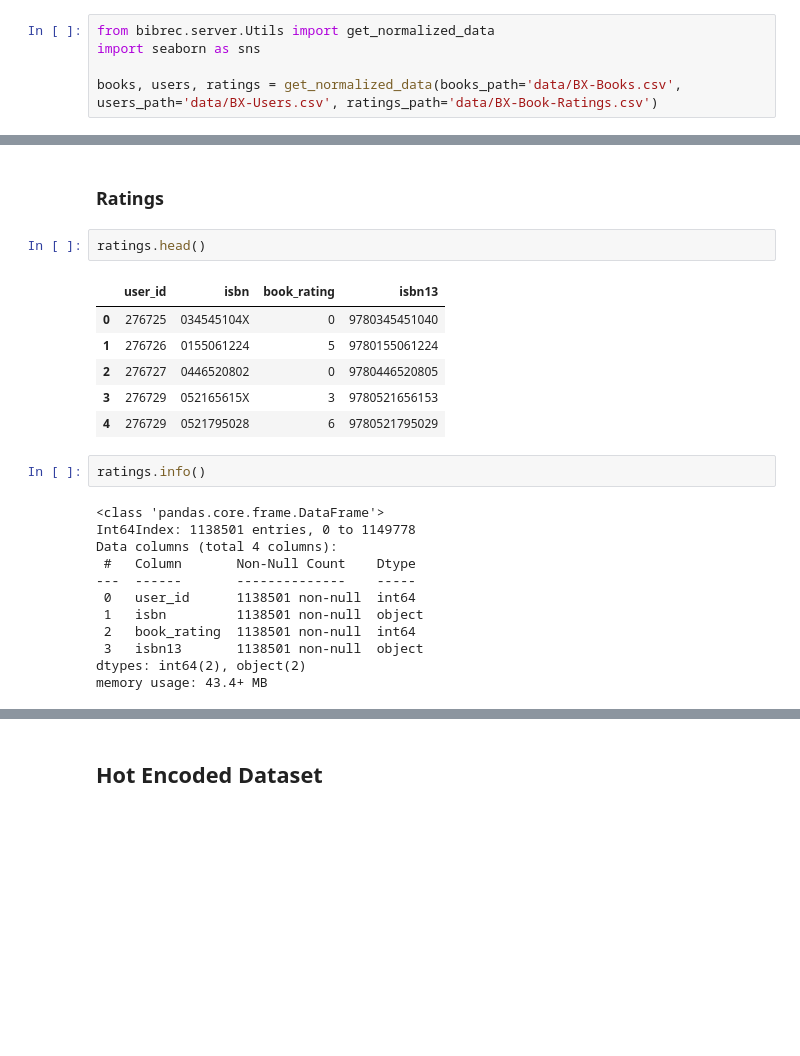
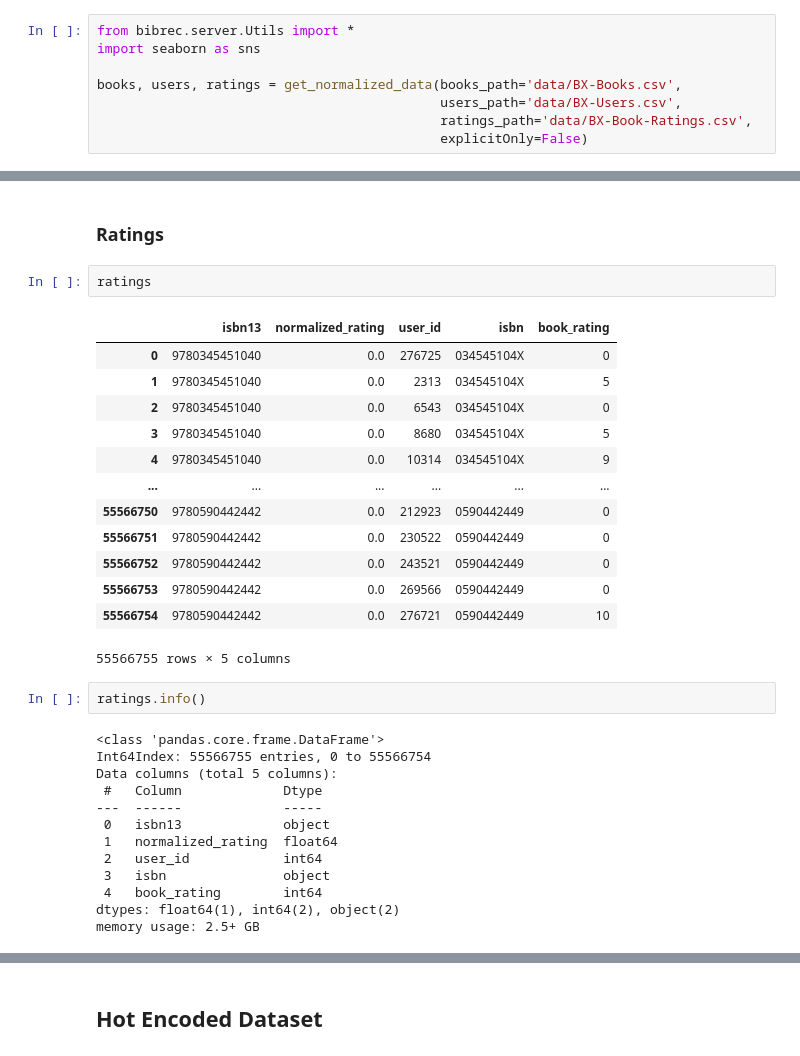
Before and after one commit to fichtnerma/Recommender, a Jupyter notebook: data-normalization.ipynb, the cells around one changed output, grey strips where cells are left out. Drawn from its saved outputs; the diff is of its cells as text; blank space fills up the shorter version.

```diff
--- a/data-normalization.ipynb
+++ b/data-normalization.ipynb
@@ -3,7 +3,10 @@
 # %% [markdown]
 ## Normalized BookCrossing Dataset
 # %%
-from bibrec.server.Utils import get_normalized_data
+from bibrec.server.Utils import *
 import seaborn as sns
 
-books, users, ratings = get_normalized_data(books_path='data/BX-Books.csv', users_path='data/BX-Users.csv', ratings_path='data/BX-Book-Ratings.csv')
+books, users, ratings = get_normalized_data(books_path='data/BX-Books.csv',
+                                            users_path='data/BX-Users.csv',
+                                            ratings_path='data/BX-Book-Ratings.csv',
+                                            explicitOnly=False)
@@ -124,28 +122,36 @@ sns.heatmap(users.isnull(), cbar = False, cmap='coolwarm')
 # %% [markdown]
 ### Ratings
 # %%
-ratings.head()
+ratings
 # %% [output]
-|  | user_id | isbn | book_rating | isbn13 |
-| 0 | 276725 | 034545104X | 0 | 9780345451040 |
-| 1 | 276726 | 0155061224 | 5 | 9780155061224 |
-| 2 | 276727 | 0446520802 | 0 | 9780446520805 |
-| 3 | 276729 | 052165615X | 3 | 9780521656153 |
-| 4 | 276729 | 0521795028 | 6 | 9780521795029 |
+|  | isbn13 | normalized_rating | user_id | isbn | book_rating |
+| 0 | 9780345451040 | 0.0 | 276725 | 034545104X | 0 |
+| 1 | 9780345451040 | 0.0 | 2313 | 034545104X | 5 |
+| 2 | 9780345451040 | 0.0 | 6543 | 034545104X | 0 |
+| 3 | 9780345451040 | 0.0 | 8680 | 034545104X | 5 |
+| 4 | 9780345451040 | 0.0 | 10314 | 034545104X | 9 |
+| ... | ... | ... | ... | ... | ... |
+| 55566750 | 9780590442442 | 0.0 | 212923 | 0590442449 | 0 |
+| 55566751 | 9780590442442 | 0.0 | 230522 | 0590442449 | 0 |
+| 55566752 | 9780590442442 | 0.0 | 243521 | 0590442449 | 0 |
+| 55566753 | 9780590442442 | 0.0 | 269566 | 0590442449 | 0 |
+| 55566754 | 9780590442442 | 0.0 | 276721 | 0590442449 | 10 |
+55566755 rows × 5 columns
 # %%
 ratings.info()
 # %% [output]
 <class 'pandas.core.frame.DataFrame'>
-Int64Index: 1138501 entries, 0 to 1149778
-Data columns (total 4 columns):
- #   Column       Non-Null Count    Dtype
----  ------       --------------    -----
- 0   user_id      1138501 non-null  int64
- 1   isbn         1138501 non-null  object
- 2   book_rating  1138501 non-null  int64
- 3   isbn13       1138501 non-null  object
-dtypes: int64(2), object(2)
-memory usage: 43.4+ MB
+Int64Index: 55566755 entries, 0 to 55566754
+Data columns (total 5 columns):
+ #   Column             Dtype
+---  ------             -----
+ 0   isbn13             object
+ 1   normalized_rating  float64
+ 2   user_id            int64
+ 3   isbn               object
+ 4   book_rating        int64
+dtypes: float64(1), int64(2), object(2)
+memory usage: 2.5+ GB
 # %%
 ratings.describe()
 # %% [output]
```
Also changed, not shown: parts of 14 cells of this notebook, 1 other file.
